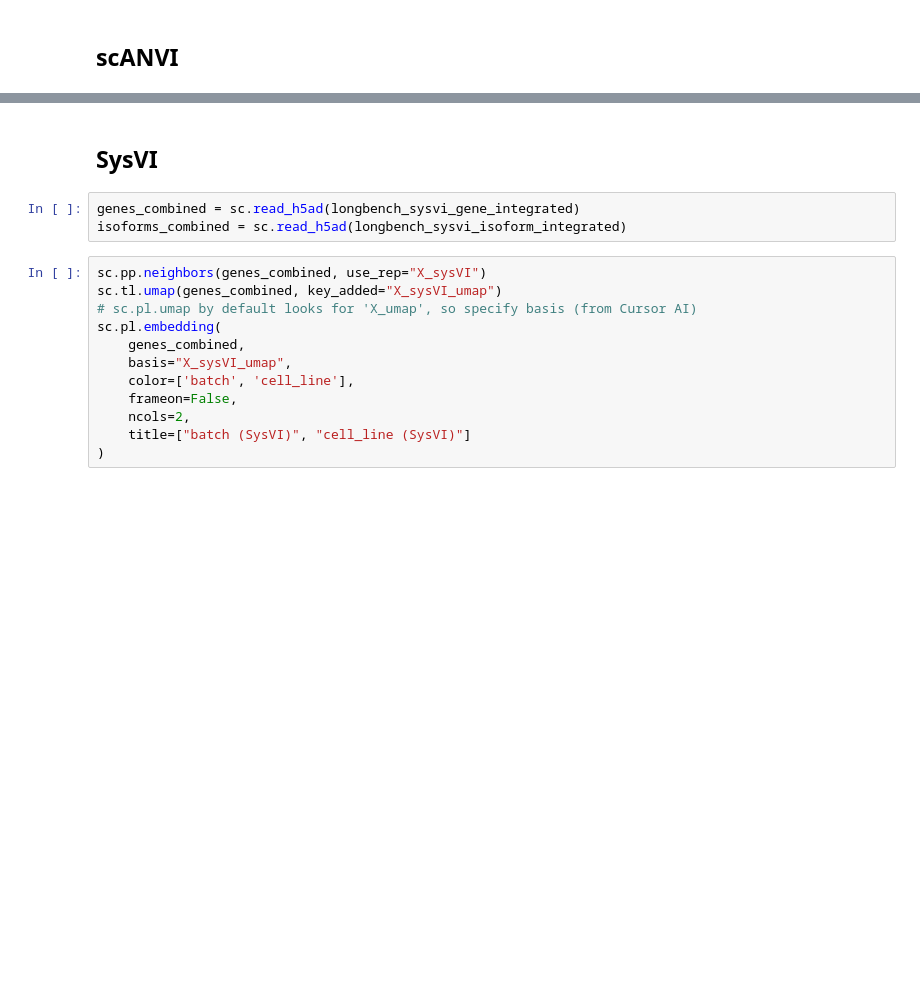
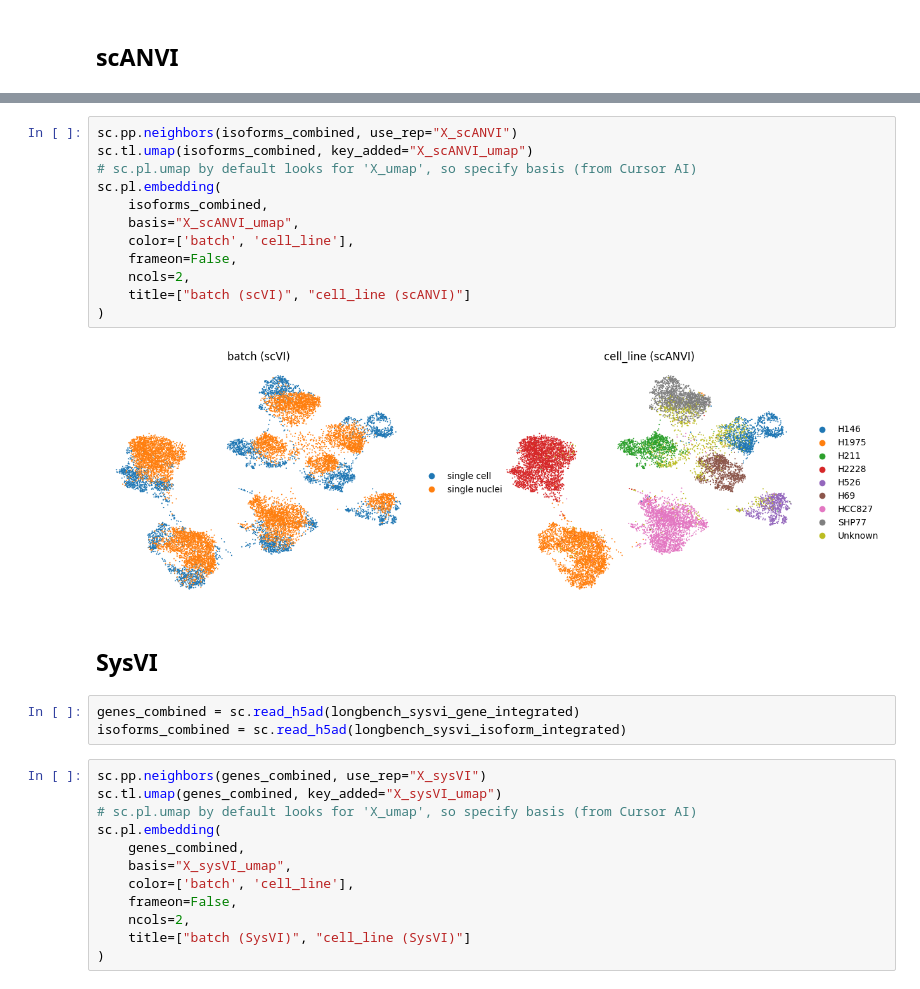
Before and after one commit to BlueFlame202/cs194-final-project, a Jupyter notebook: notebooks/method_comparison.ipynb, the cells around one changed output, grey strips where cells are left out. Drawn from its saved outputs; the diff is of its cells as text; blank space fills up the shorter version.

```diff
--- a/notebooks/method_comparison.ipynb
+++ b/notebooks/method_comparison.ipynb
@@ -58,3 +72,17 @@ sc.pl.embedding(
+# %%
+sc.pp.neighbors(isoforms_combined, use_rep="X_scANVI")
+sc.tl.umap(isoforms_combined, key_added="X_scANVI_umap")
+# sc.pl.umap by default looks for 'X_umap', so specify basis (from Cursor AI)
+sc.pl.embedding(
+    isoforms_combined,
+    basis="X_scANVI_umap",
+    color=['batch', 'cell_line'],
+    frameon=False,
+    ncols=2,
+    title=["batch (scVI)", "cell_line (scANVI)"]
+)
+# %% [output]
+[figure, added]
 # %% [markdown]
 ## SysVI
 # %%
```
Also changed, not shown: parts of 3 cells of this notebook, 2 other files.
